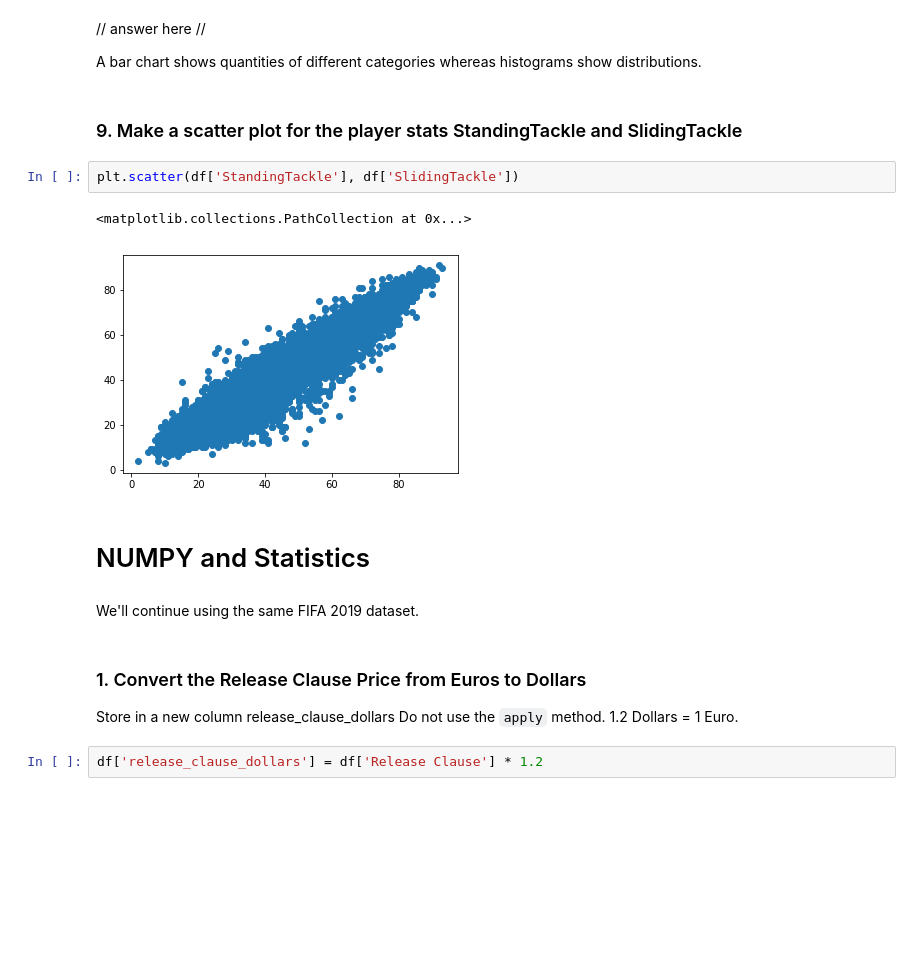
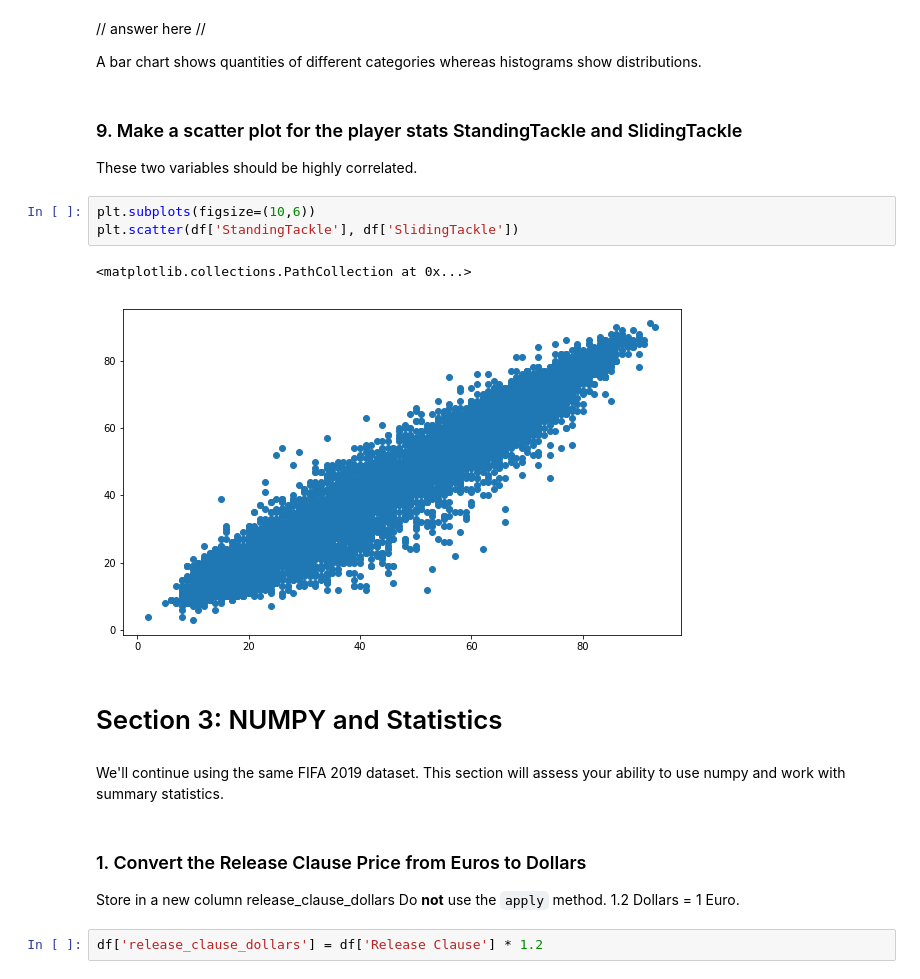
Before and after one commit to learn-co-students/module-1-code-challenge-round-1-seattle-ds-career-051319-dsc-module-1-assessment-1562691756, a Jupyter notebook: Sections 2 & 3.ipynb, the cells around one changed output. Saved outputs shown, nothing was run; the diff lists cells and outputs as text; blank space fills up the shorter version.

```diff
--- a/Sections 2 & 3.ipynb
+++ b/Sections 2 & 3.ipynb
@@ -139,19 +143,21 @@ sns.countplot(
 A bar chart shows quantities of different categories whereas histograms show distributions.
 # %% [markdown]
 ### 9. Make a scatter plot for the player stats StandingTackle and SlidingTackle
+These two variables should be highly correlated.
 # %%
+plt.subplots(figsize=(10,6))
 plt.scatter(df['StandingTackle'], df['SlidingTackle'])
 # %% [output]
 <matplotlib.collections.PathCollection at 0x...>
-[figure, old version]
+[figure, new version]
 # %% [markdown]
-# NUMPY and Statistics
+# Section 3: NUMPY and Statistics
 # %% [markdown]
-We'll continue using the same FIFA 2019 dataset.
+We'll continue using the same FIFA 2019 dataset.  This section will assess your ability to use numpy and work with summary statistics.
 # %% [markdown]
 ### 1. Convert the Release Clause Price from Euros to Dollars
 Store in a new column release_clause_dollars
-Do not use the `apply` method.
+Do <b>not</b> use the `apply` method.
 1.2 Dollars = 1 Euro.
 # %%
 df['release_clause_dollars'] = df['Release Clause'] * 1.2
```
Also changed, not shown: parts of 18 cells of this notebook.
